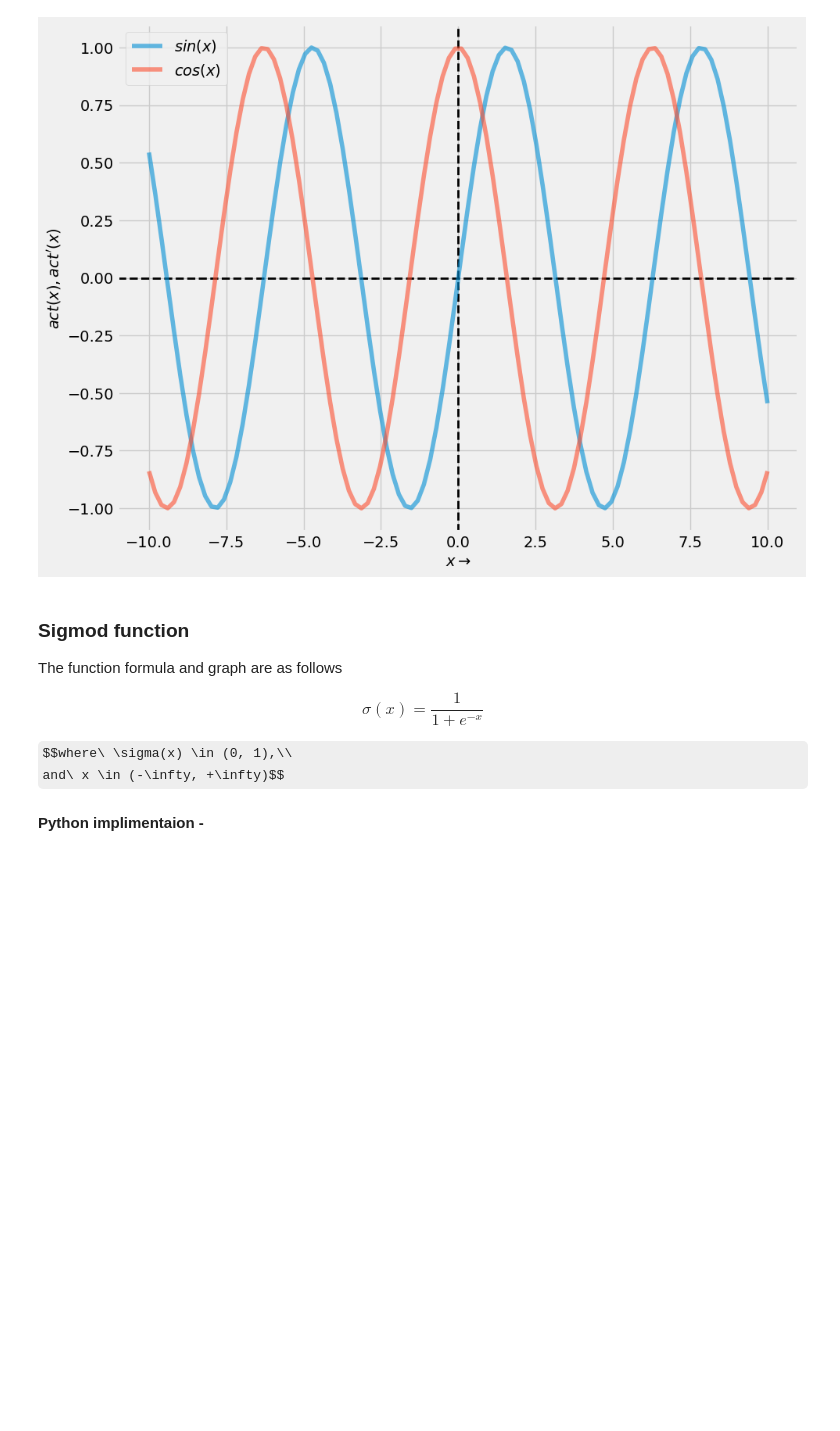
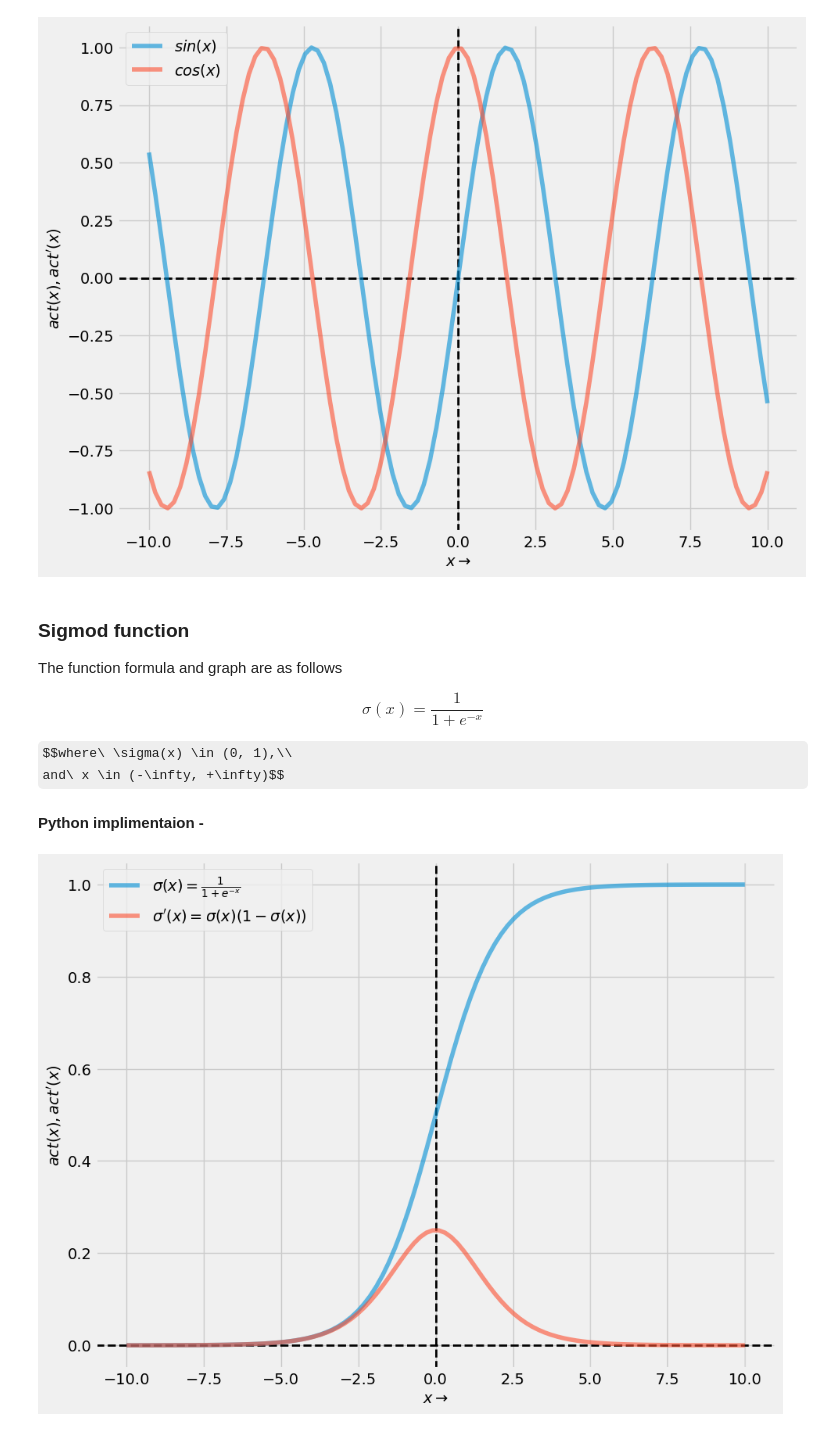
Before and after one commit to nani2357/DeepLearning_ANN_Math_intutions, a Jupyter notebook: ipynb_notebooks/activation_functions.ipynb, the cells around one changed output. Cells and saved outputs as stored; diff of their text form; code cells hidden in the pictures; some formulas as TeX source; blank space fills up the shorter version.

Commit message:
activation_function plots added

```diff
--- a/ipynb_notebooks/activation_functions.ipynb
+++ b/ipynb_notebooks/activation_functions.ipynb
@@ -87,3 +87,16 @@ $$where\ \sigma(x) \in (0, 1),\\
 and\ x \in (-\infty, +\infty)$$
 
 #### Python implimentaion -
+# %%
+def sigmoid(x):
+    return 1 / (1 + np.exp(-x))
+# %%
+def plot_sigmoid(x, path):
+    plot_graph(x, f=sigmoid, title="Sigmoid function",
+            LABEL_Y=r"$\sigma(x) = \frac{1}{1 + e^{-x}}$",
+            LABEL_Y_DASH=r"$\sigma^\prime(x) = \sigma(x)(1-\sigma(x))$",
+            filepath_to_plot=path)
+
+plot_sigmoid(x, os.path.join(root_plot_dir, "sigmoid"))
+# %% [output]
+[figure, added]
```
Also changed, not shown: parts of 41 cells of this notebook, 12 other files.
